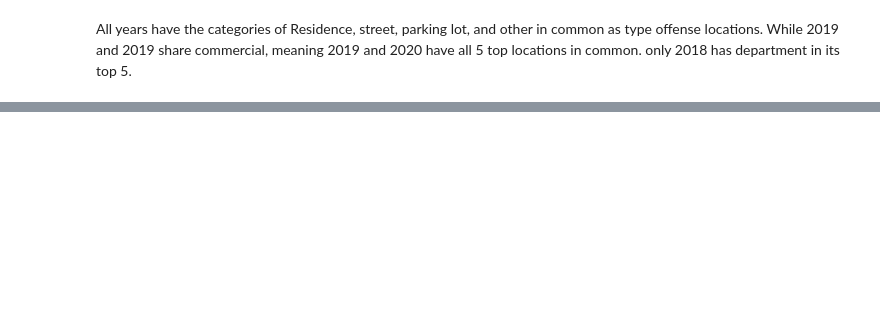
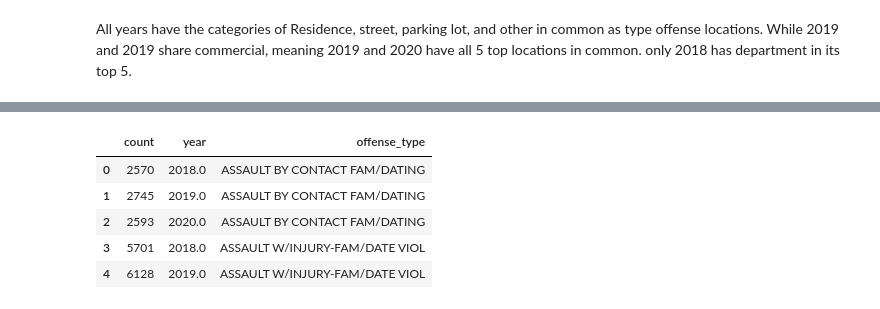
Before and after one commit to DonnieData/austin_crime_EDA, a Jupyter notebook: data_extract_visualizations/visualizations.ipynb, the cells around one changed output, grey strips where cells are left out. Saved outputs shown, nothing was run; the diff lists cells and outputs as text; code cells hidden in the pictures; blank space fills up the shorter version.

```diff
--- a/data_extract_visualizations/visualizations.ipynb
+++ b/data_extract_visualizations/visualizations.ipynb
@@ -98,0 +81,9 @@ fig.show()
+# %%
+top_category_year.head()
+# %% [output]
+|  | count | year | offense_type |
+| 0 | 2570 | 2018.0 | ASSAULT BY CONTACT FAM/DATING |
+| 1 | 2745 | 2019.0 | ASSAULT BY CONTACT FAM/DATING |
+| 2 | 2593 | 2020.0 | ASSAULT BY CONTACT FAM/DATING |
+| 3 | 5701 | 2018.0 | ASSAULT W/INJURY-FAM/DATE VIOL |
+| 4 | 6128 | 2019.0 | ASSAULT W/INJURY-FAM/DATE VIOL |
```
Also changed, not shown: parts of 8 cells of this notebook, 6 other files.
